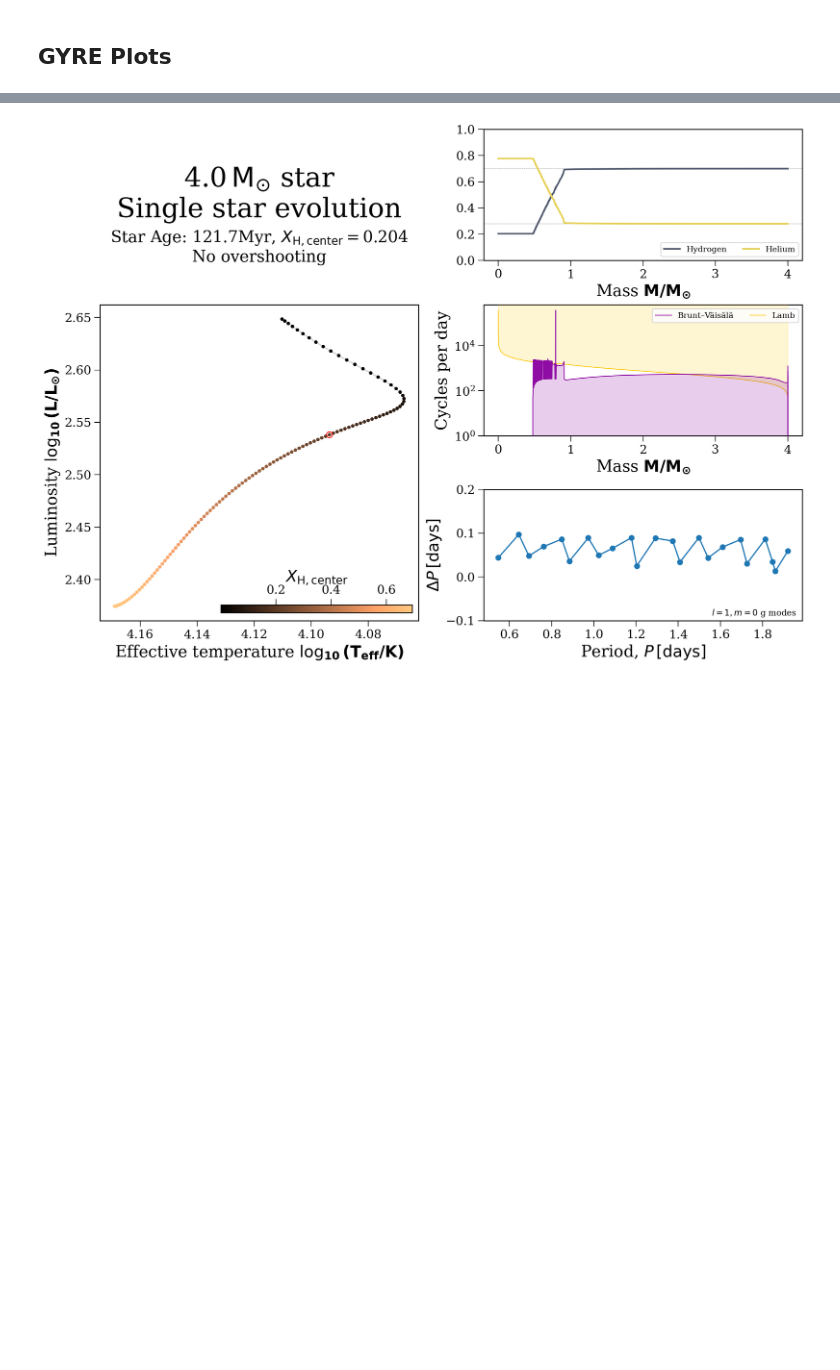
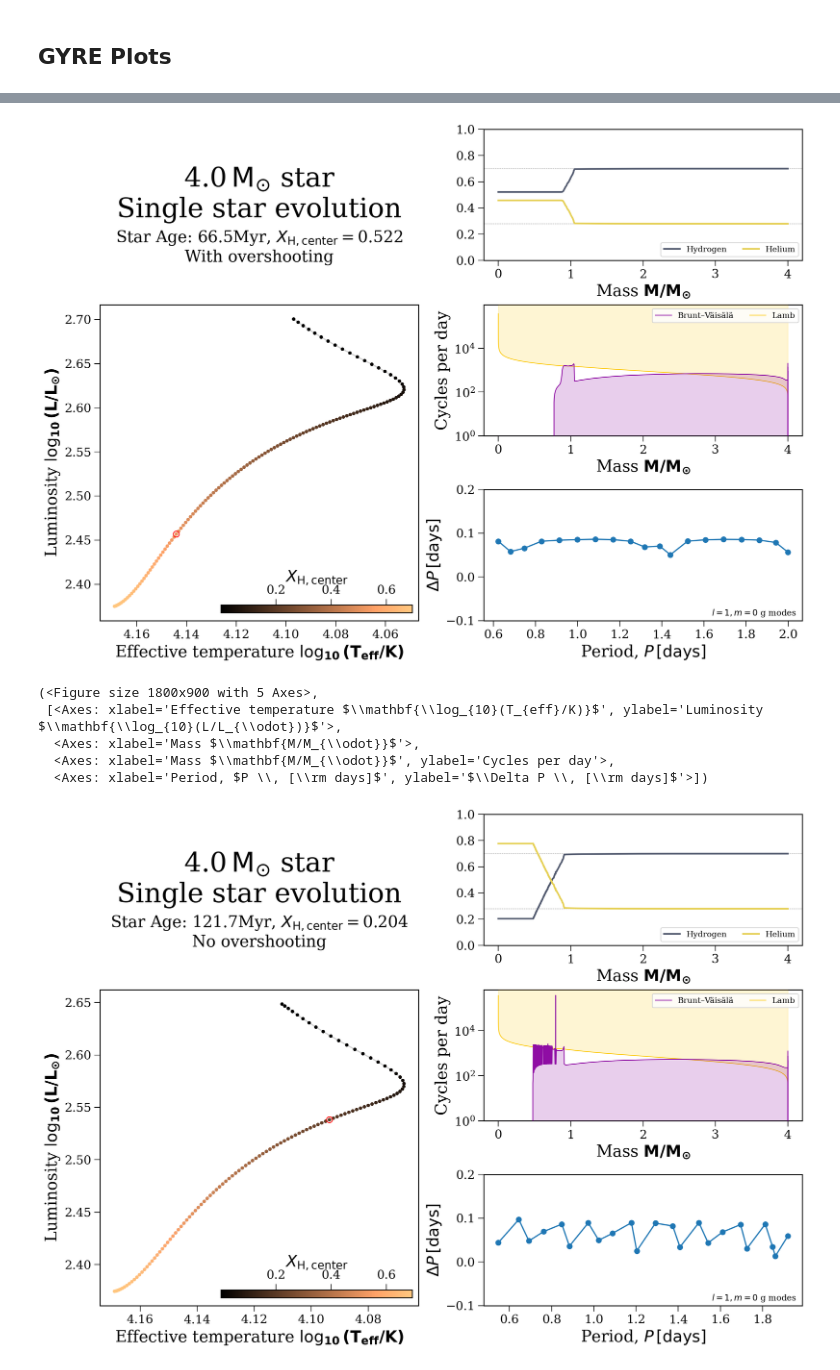
Before and after one commit to TomWagg/mass-gainer-seismology, a Jupyter notebook: notebooks/overshooting_comparison.ipynb, the cells around one changed output, grey strips where cells are left out. Saved outputs shown, nothing was run; the diff lists cells and outputs as text; code cells hidden in the pictures; blank space fills up the shorter version.

```diff
--- a/notebooks/overshooting_comparison.ipynb
+++ b/notebooks/overshooting_comparison.ipynb
@@ -256,3 +266,12 @@ def compare_track(track, model_num, label='', ylabel=r'Luminosity $\mathbf{\log_
+# %%
+compare_track(tracks[1][1], 60)
+# %% [output]
+[figure, added]
+(<Figure size 1800x900 with 5 Axes>,
+ [<Axes: xlabel='Effective temperature $\\mathbf{\\log_{10}(T_{eff}/K)}$', ylabel='Luminosity $\\mathbf{\\log_{10}(L/L_{\\odot})}$'>,
+  <Axes: xlabel='Mass $\\mathbf{M/M_{\\odot}}$'>,
+  <Axes: xlabel='Mass $\\mathbf{M/M_{\\odot}}$', ylabel='Cycles per day'>,
+  <Axes: xlabel='Period, $P \\, [\\rm days]$', ylabel='$\\Delta P \\, [\\rm days]$'>])
 # %%
 compare_track(tracks[0][1], 100)
 compare_track(tracks[1][1], 115)
```
Also changed, not shown: parts of 2 cells of this notebook, 4 other files.
